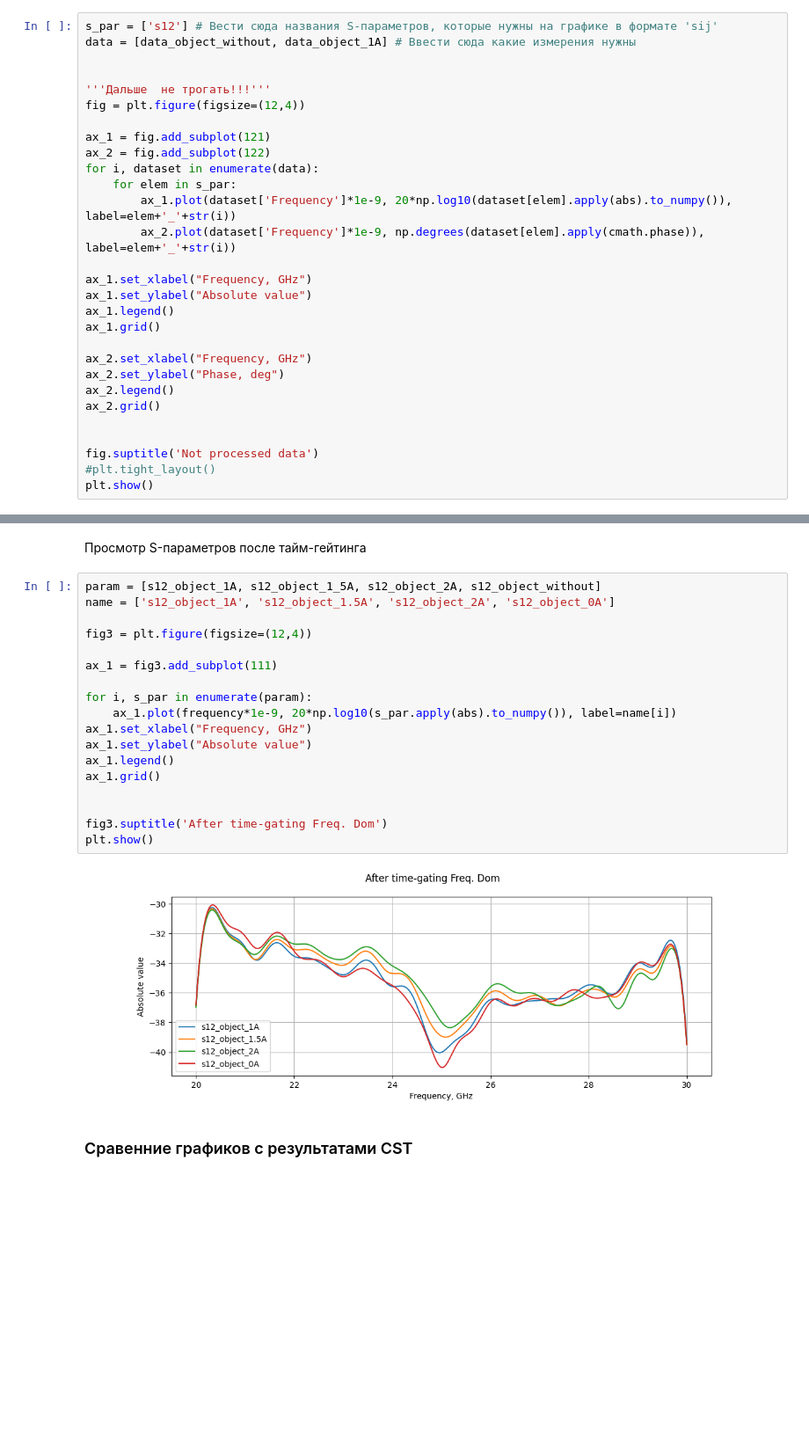
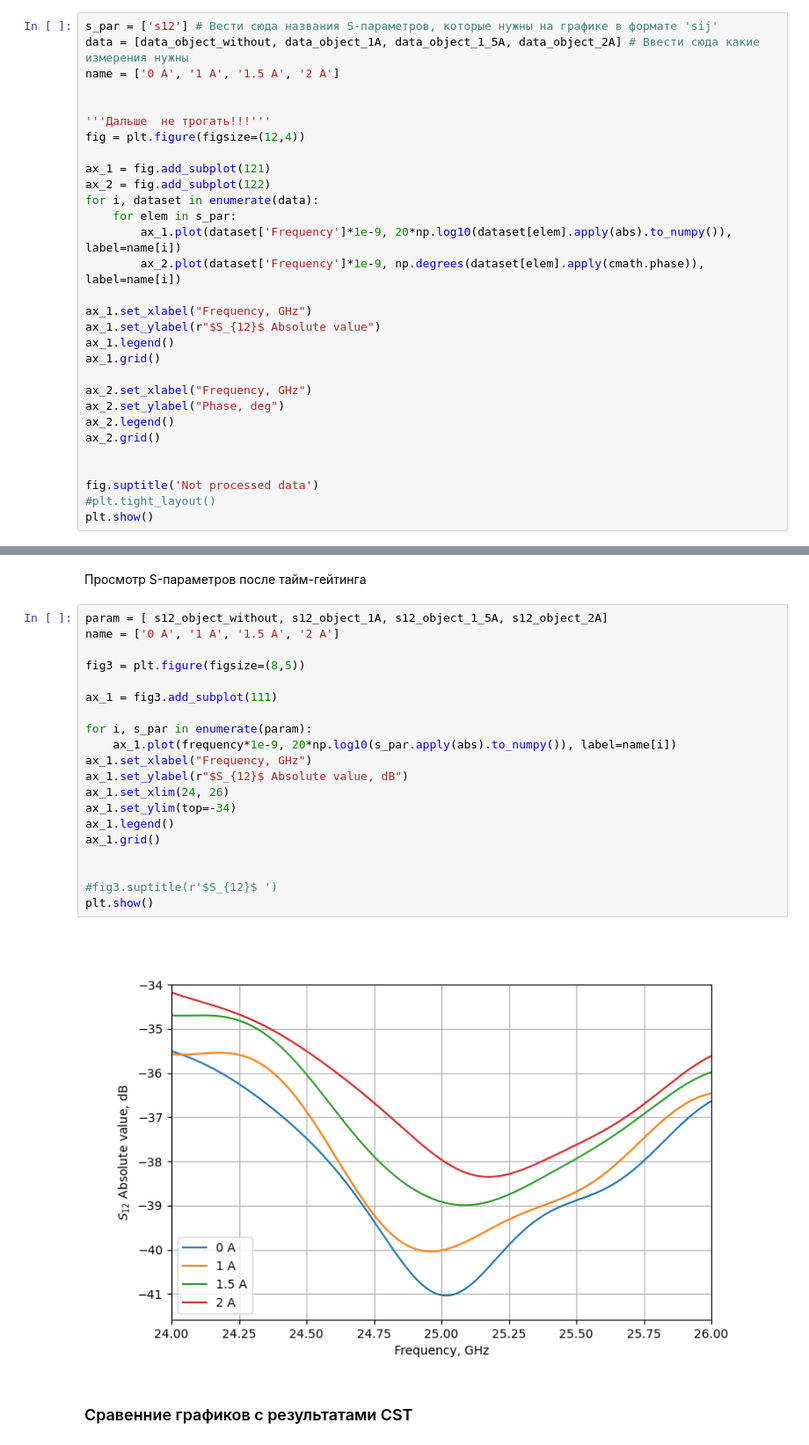
Before and after one commit to isvoropaev02/post_processing_RIS, a Jupyter notebook: 250923/S21_mirror.ipynb, the cells around one changed output, grey strips where cells are left out. Shown at 88% size. Saved outputs shown, nothing was run; the diff lists cells and outputs as text; blank space fills up the shorter version.

```diff
--- a/250923/S21_mirror.ipynb
+++ b/250923/S21_mirror.ipynb
@@ -76,7 +76,8 @@ s12_free = data_free['s12']
 ### Предпросмотр графиков необработанных файлов
 # %%
 s_par = ['s12'] # Вести сюда названия S-параметров, которые нужны на графике в формате 'sij'
-data = [data_object_without, data_object_1A] # Ввести сюда какие измерения нужны
+data = [data_object_without, data_object_1A, data_object_1_5A, data_object_2A] # Ввести сюда какие измерения нужны
+name = ['0 A', '1 A', '1.5 A', '2 A']
 
 
 '''Дальше  не трогать!!!'''
@@ -86,11 +87,11 @@ ax_1 = fig.add_subplot(121)
 ax_2 = fig.add_subplot(122)
 for i, dataset in enumerate(data):
     for elem in s_par:
-        ax_1.plot(dataset['Frequency']*1e-9, 20*np.log10(dataset[elem].apply(abs).to_numpy()), label=elem+'_'+str(i))
-        ax_2.plot(dataset['Frequency']*1e-9, np.degrees(dataset[elem].apply(cmath.phase)), label=elem+'_'+str(i))
+        ax_1.plot(dataset['Frequency']*1e-9, 20*np.log10(dataset[elem].apply(abs).to_numpy()), label=name[i])
+        ax_2.plot(dataset['Frequency']*1e-9, np.degrees(dataset[elem].apply(cmath.phase)), label=name[i])
 
 ax_1.set_xlabel("Frequency, GHz")
-ax_1.set_ylabel("Absolute value")
+ax_1.set_ylabel(r"$S_{12}$ Absolute value")
 ax_1.legend()
 ax_1.grid()
 
@@ -171,25 +172,27 @@ s12_object_1A.shape # проверка, что число точек остал
 # %% [markdown]
 Просмотр S-параметров после тайм-гейтинга
 # %%
-param = [s12_object_1A, s12_object_1_5A, s12_object_2A, s12_object_without]
-name = ['s12_object_1A', 's12_object_1.5A', 's12_object_2A', 's12_object_0A']
+param = [ s12_object_without, s12_object_1A, s12_object_1_5A, s12_object_2A]
+name = ['0 A', '1 A', '1.5 A', '2 A']
 
-fig3 = plt.figure(figsize=(12,4))
+fig3 = plt.figure(figsize=(8,5))
 
 ax_1 = fig3.add_subplot(111)
 
 for i, s_par in enumerate(param):
     ax_1.plot(frequency*1e-9, 20*np.log10(s_par.apply(abs).to_numpy()), label=name[i])
 ax_1.set_xlabel("Frequency, GHz")
-ax_1.set_ylabel("Absolute value")
+ax_1.set_ylabel(r"$S_{12}$ Absolute value, dB")
+ax_1.set_xlim(24, 26)
+ax_1.set_ylim(top=-34)
 ax_1.legend()
 ax_1.grid()
 
 
-fig3.suptitle('After time-gating Freq. Dom')
+#fig3.suptitle(r'$S_{12}$ ')
 plt.show()
 # %% [output]
-[figure, old version]
+[figure, new version]
 # %% [markdown]
 ### Сравенние графиков с результатами CST
 # %%
```
Also changed, not shown: parts of 3 cells of this notebook, 2 other files.
